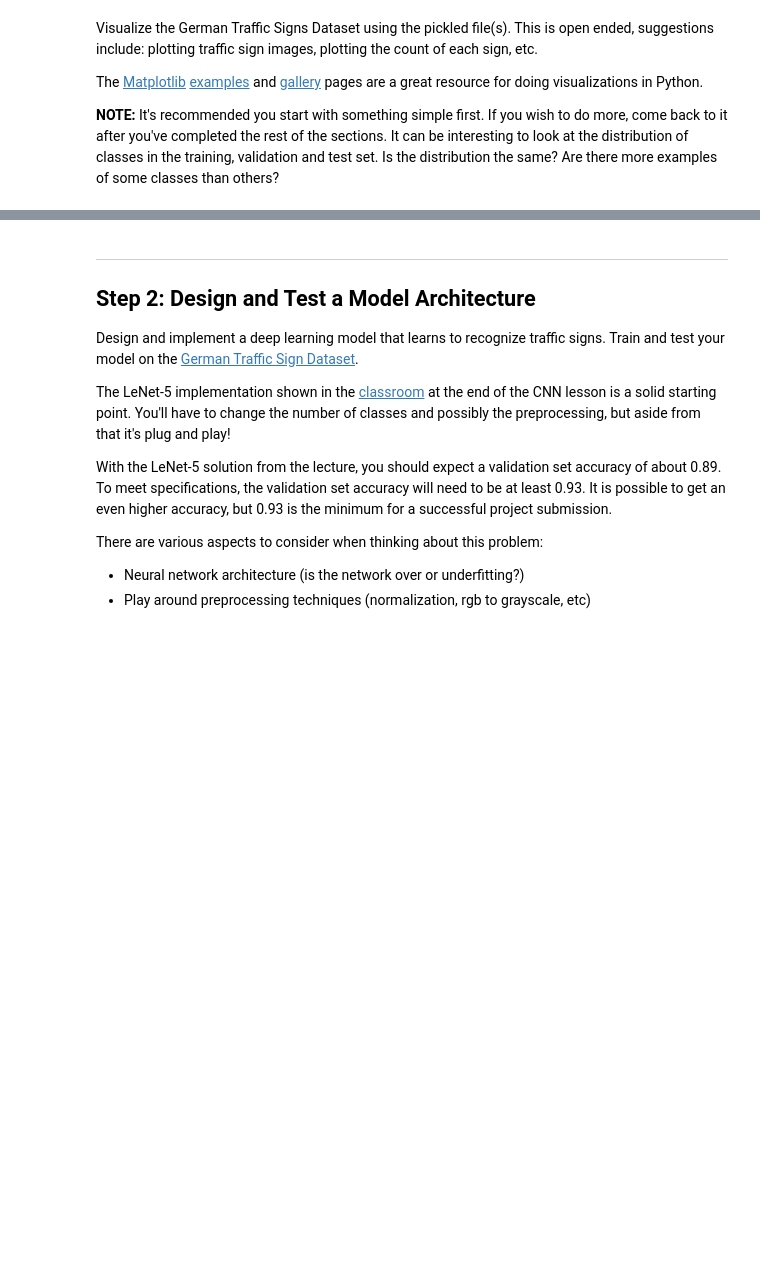
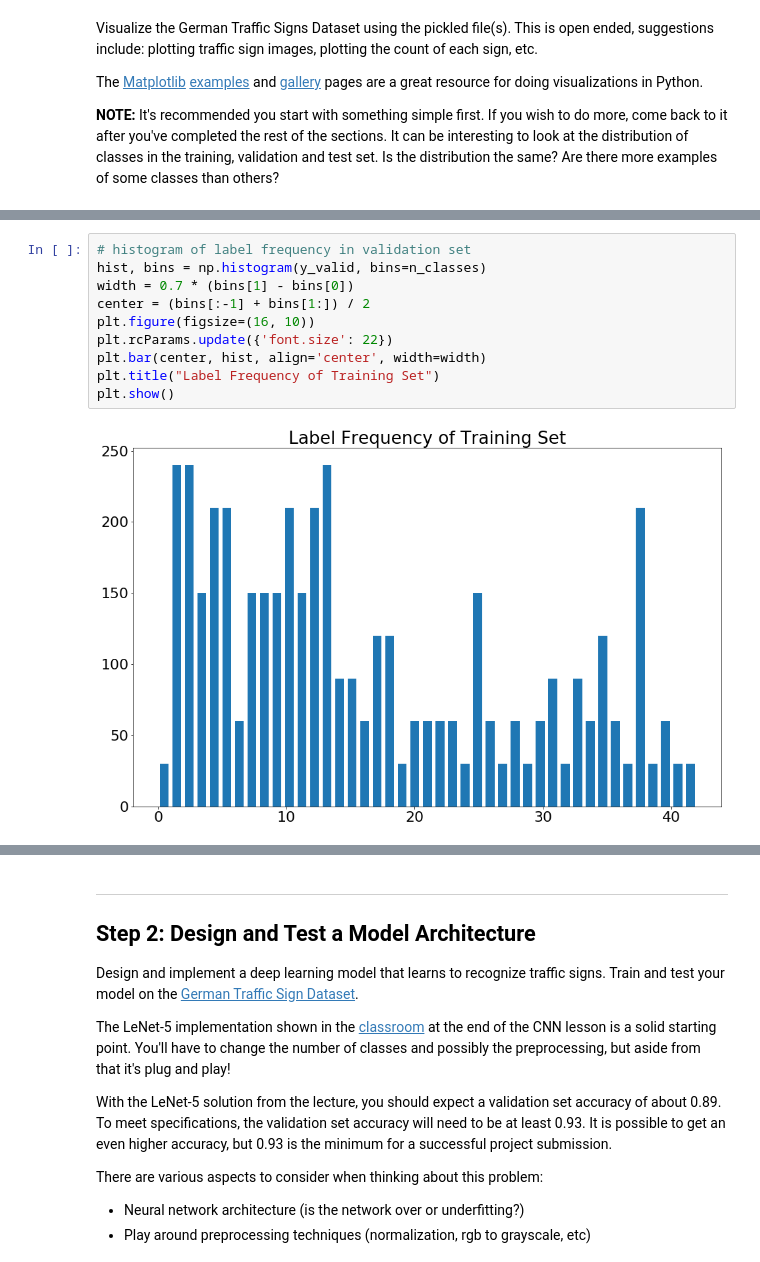
Before and after one commit to yizonggen/CarND-Traffic-Sign-Classifier-Project, a Jupyter notebook: Traffic_Sign_Classifier.ipynb, the cells around one changed output, grey strips where cells are left out. Saved outputs shown, nothing was run; the diff lists cells and outputs as text; blank space fills up the shorter version.

```diff
--- a/Traffic_Sign_Classifier.ipynb
+++ b/Traffic_Sign_Classifier.ipynb
@@ -124,0 +132,12 @@ plt.show()
+# %%
+# histogram of label frequency in validation set
+hist, bins = np.histogram(y_valid, bins=n_classes)
+width = 0.7 * (bins[1] - bins[0])
+center = (bins[:-1] + bins[1:]) / 2
+plt.figure(figsize=(16, 10))
+plt.rcParams.update({'font.size': 22})
+plt.bar(center, hist, align='center', width=width)
+plt.title("Label Frequency of Training Set")
+plt.show()
+# %% [output]
+[figure, added]
```
Also changed, not shown: parts of 42 cells of this notebook, 31 other files.
